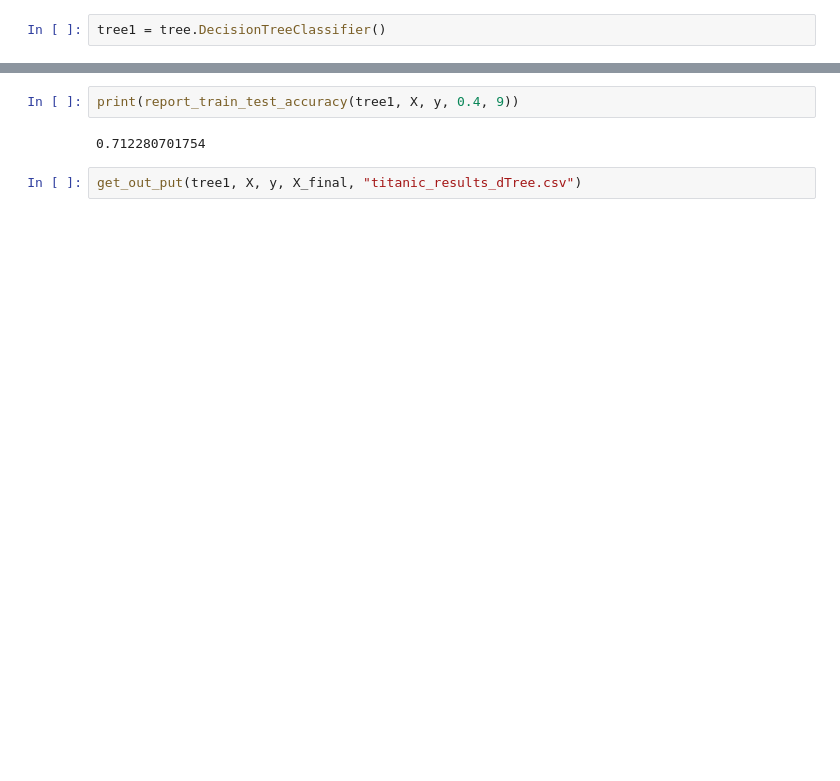
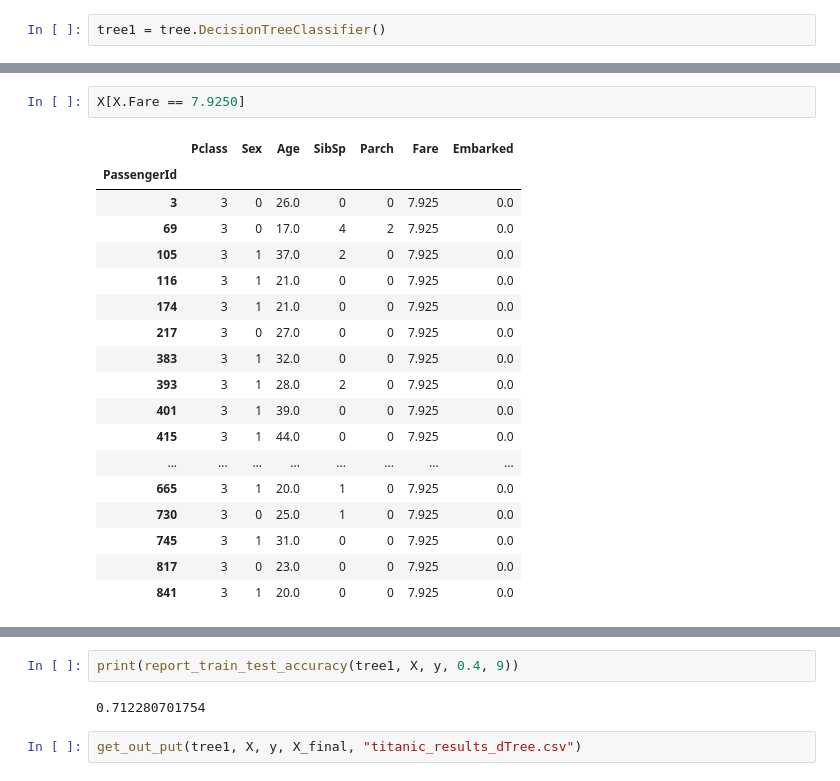
Before and after one commit to TonyIssacJames/learning-example-titanic, a Jupyter notebook: titanic_3.ipynb, the cells around one changed output, grey strips where cells are left out. Cells and saved outputs as stored; diff of their text form; blank space fills up the shorter version.

```diff
--- a/titanic_3.ipynb
+++ b/titanic_3.ipynb
@@ -141,0 +161,21 @@ print(cross_val_score(tree1, X, y, cv=10, scoring='accuracy').mean())
+# %%
+X[X.Fare == 7.9250]
+# %% [output]
+|  | Pclass | Sex | Age | SibSp | Parch | Fare | Embarked |
+| PassengerId |  |  |  |  |  |  |  |
+| 3 | 3 | 0 | 26.0 | 0 | 0 | 7.925 | 0.0 |
+| 69 | 3 | 0 | 17.0 | 4 | 2 | 7.925 | 0.0 |
+| 105 | 3 | 1 | 37.0 | 2 | 0 | 7.925 | 0.0 |
+| 116 | 3 | 1 | 21.0 | 0 | 0 | 7.925 | 0.0 |
+| 174 | 3 | 1 | 21.0 | 0 | 0 | 7.925 | 0.0 |
+| 217 | 3 | 0 | 27.0 | 0 | 0 | 7.925 | 0.0 |
+| 383 | 3 | 1 | 32.0 | 0 | 0 | 7.925 | 0.0 |
+| 393 | 3 | 1 | 28.0 | 2 | 0 | 7.925 | 0.0 |
+| 401 | 3 | 1 | 39.0 | 0 | 0 | 7.925 | 0.0 |
+| 415 | 3 | 1 | 44.0 | 0 | 0 | 7.925 | 0.0 |
+| ... | ... | ... | ... | ... | ... | ... | ... |
+| 665 | 3 | 1 | 20.0 | 1 | 0 | 7.925 | 0.0 |
+| 730 | 3 | 0 | 25.0 | 1 | 0 | 7.925 | 0.0 |
+| 745 | 3 | 1 | 31.0 | 0 | 0 | 7.925 | 0.0 |
+| 817 | 3 | 0 | 23.0 | 0 | 0 | 7.925 | 0.0 |
+| 841 | 3 | 1 | 20.0 | 0 | 0 | 7.925 | 0.0 |
```
Also changed, not shown: parts of 8 cells of this notebook.
